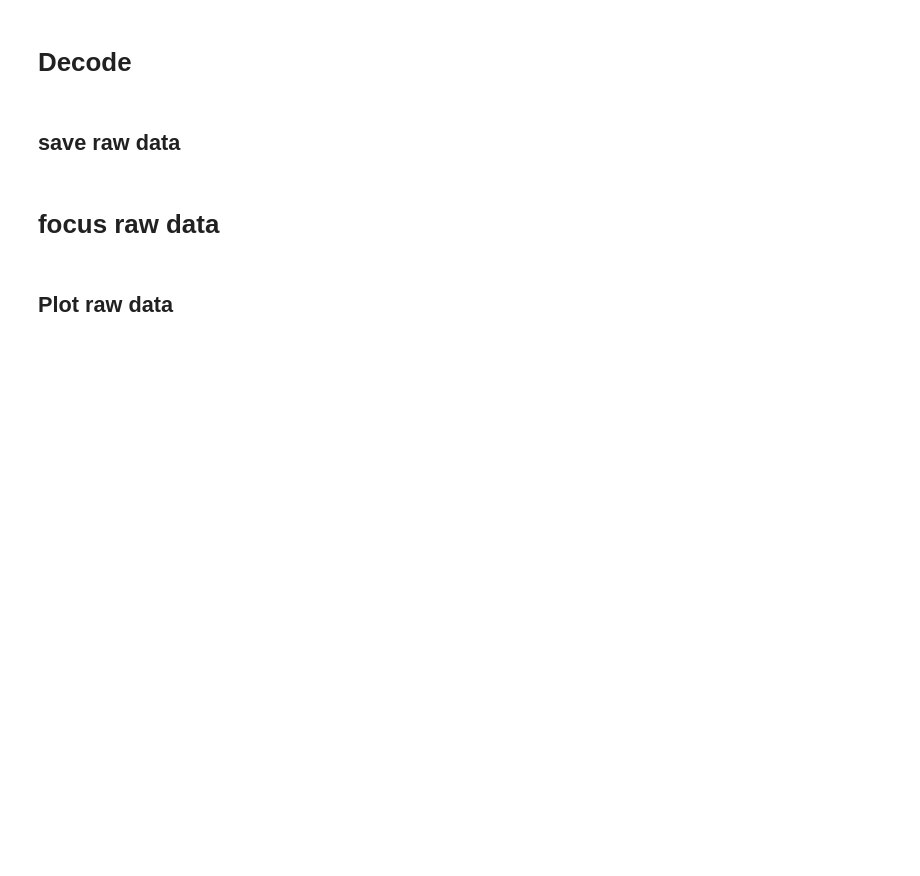
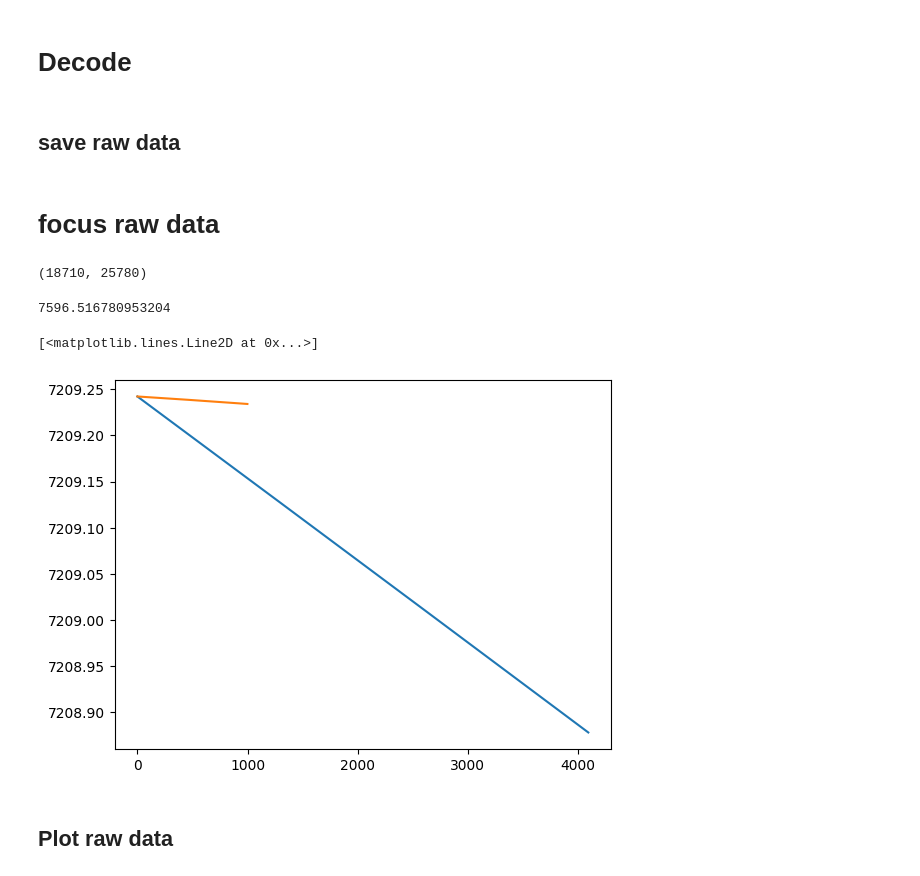
Before and after one commit to sirbastiano/SSFocus, a Jupyter notebook: 1. data_focus.ipynb, the cells around one changed output. Drawn from its saved outputs; the diff is of its cells as text; code cells hidden in the pictures; blank space fills up the shorter version.

```diff
--- a/1. data_focus.ipynb
+++ b/1. data_focus.ipynb
@@ -73,0 +72,20 @@ raw_data =  {'metadata':meta, 'ephemeris':ephemeris, 'echo':echo}
+# %%
+meta = '/home/roberto/PythonProjects/SSFocus/Data/RAW/SM/numpy/s1a-s1-raw-s-vv-20200509t183227-20200509t183238-032492-03c34a_pkt_8_metadata.pkl'
+eph = '/home/roberto/PythonProjects/SSFocus/Data/RAW/SM/numpy/s1a-s1-raw-s-vv-20200509t183227-20200509t183238-032492-03c34a_ephemeris.pkl'
+echo = '/home/roberto/PythonProjects/SSFocus/Data/RAW/SM/numpy/s1a-s1-raw-s-vv-20200509t183227-20200509t183238-032492-03c34a.npy'
+
+meta = pd.read_pickle(meta)
+ephemeris = pd.read_pickle(eph)
+echo = np.load(echo)
+raw_data =  {'metadata':meta, 'ephemeris':ephemeris, 'echo':echo}
+print(echo.shape)
+# %% [output]
+(18710, 25780)
+# %%
+                            #   AZ  -   RG
+radar_data = raw_data['echo'][0:1000, 0:4096]
+meta = raw_data['metadata']
+new_selection = meta[0:1000]
+ephemeris = raw_data['ephemeris']
+len_range_line = radar_data.shape[1]
+len_az_line = radar_data.shape[0]
@@ -73,0 +167,11 @@ raw_data =  {'metadata':meta, 'ephemeris':ephemeris, 'echo':echo}
+# %%
+ecef_vels = ephemeris.apply(lambda x: math.sqrt(x["X-axis velocity ECEF"]**2 + x["Y-axis velocity ECEF"]**2 +x["Z-axis velocity ECEF"]**2), axis=1)
+ecef_vels[0]
+# %% [output]
+7596.516780953204
+# %%
+plt.plot(effective_velocities[:,0])
+plt.plot(effective_velocities[0,:])
+# %% [output]
+[<matplotlib.lines.Line2D at 0x...>]
+[figure, added]
```
Also changed, not shown: parts of 4 cells of this notebook.
